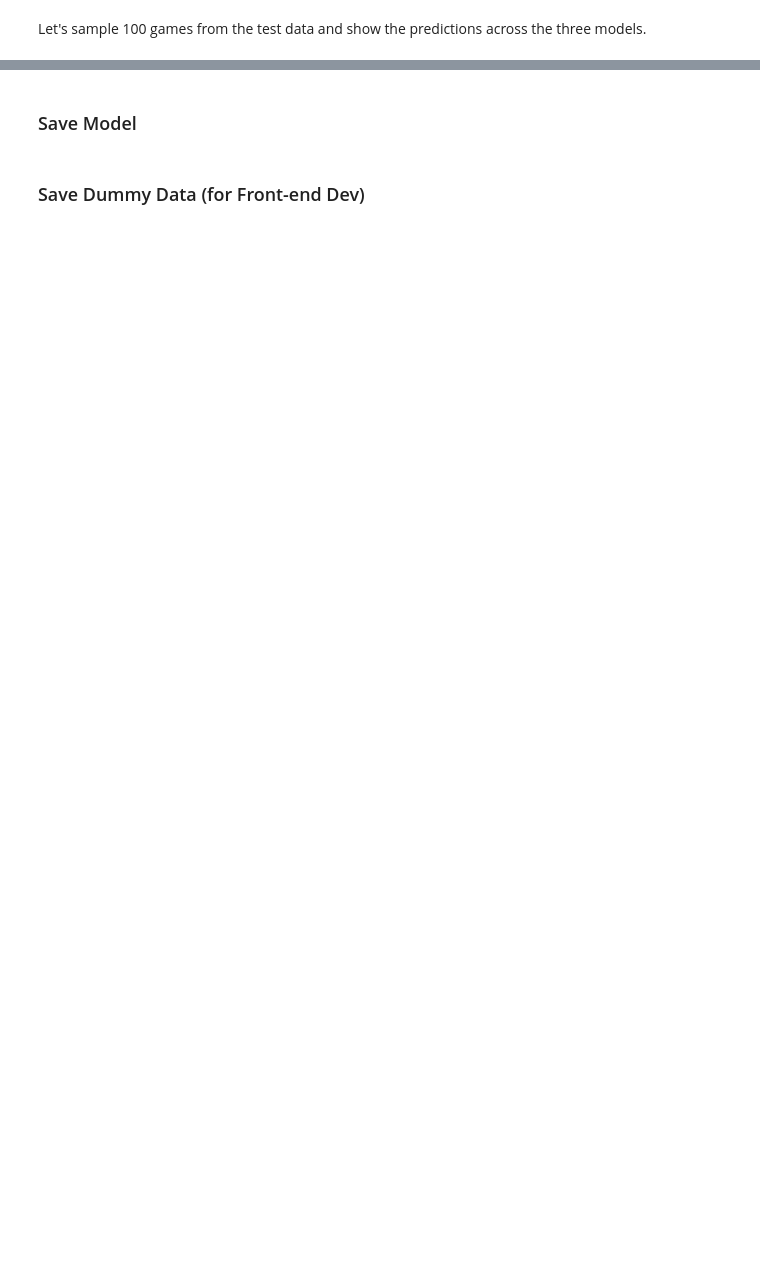
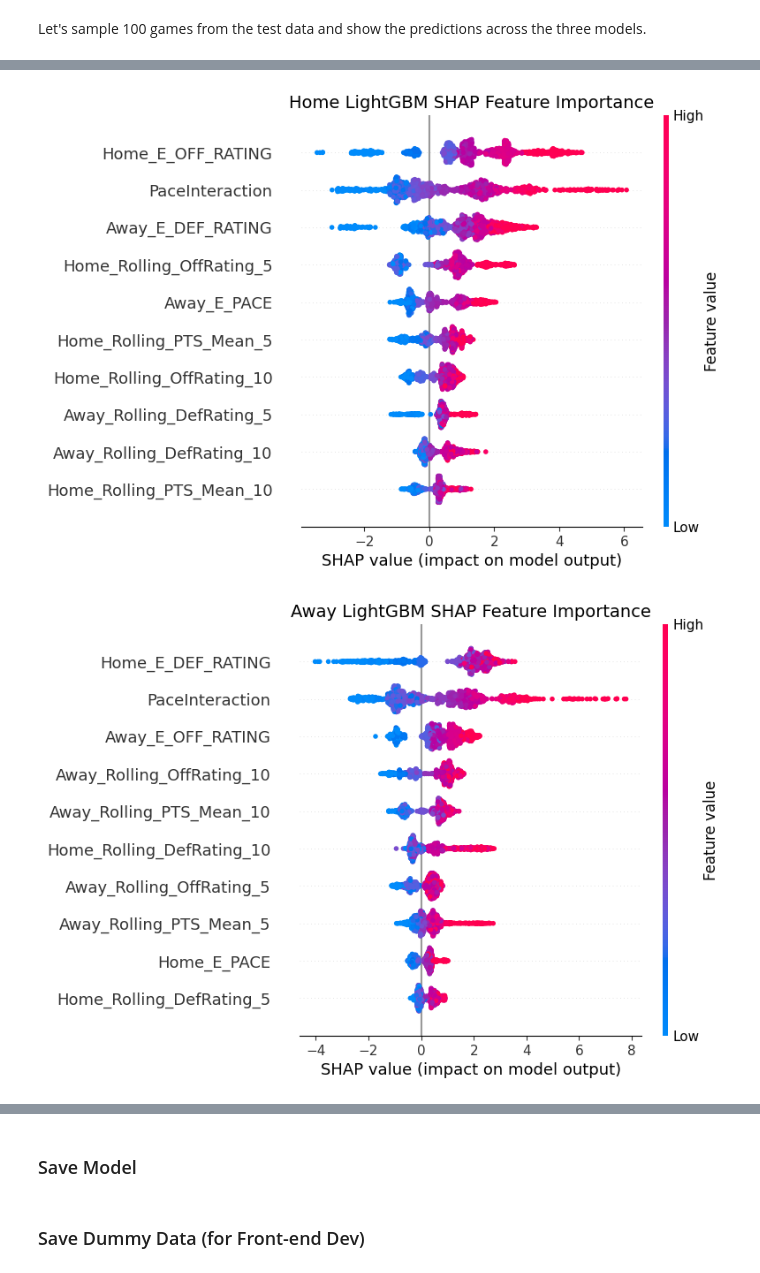
Before and after one commit to thisjustinh/NBA_OVER_UNDER_TOTAL, a Jupyter notebook: nba_model_training_v3.ipynb, the cells around one changed output, grey strips where cells are left out. Saved outputs shown, nothing was run; the diff lists cells and outputs as text; code cells hidden in the pictures; blank space fills up the shorter version.

```diff
--- a/nba_model_training_v3.ipynb
+++ b/nba_model_training_v3.ipynb
@@ -955,0 +814,34 @@ plt.show()
+# %%
+import shap
+
+import matplotlib.pyplot as plt
+
+lgbm_home_model = models["LightGBM"]["HomePTS"]
+lgbm_away_model = models["LightGBM"]["AwayPTS"]
+
+# Create SHAP explainers for both models
+explainer_home = shap.TreeExplainer(lgbm_home_model)
+explainer_away = shap.TreeExplainer(lgbm_away_model)
+shap_values_home = explainer_home.shap_values(scaled_data['HomePTS']['X_test'])
+shap_values_away = explainer_away.shap_values(scaled_data['AwayPTS']['X_test'])
+
+# HomePTS SHAP summary plot
+shap.summary_plot(shap_values_home,
+                  scaled_data['HomePTS']['X_test'],
+                  feature_names=home_model_features,
+                  show=False,
+                  max_display=10)
+plt.title('Home LightGBM SHAP Feature Importance', fontsize=14)
+plt.show()
+
+# AwayPTS SHAP summary plot
+shap.summary_plot(shap_values_away,
+                  scaled_data['AwayPTS']['X_test'],
+                  feature_names=away_model_features,
+                  show=False,
+                  max_display=10)
+plt.title('Away LightGBM SHAP Feature Importance', fontsize=14)
+plt.show()
+# %% [output]
+[figure, added]
+[figure, added]
```
Also changed, not shown: parts of 30 cells of this notebook, 19 other files.
